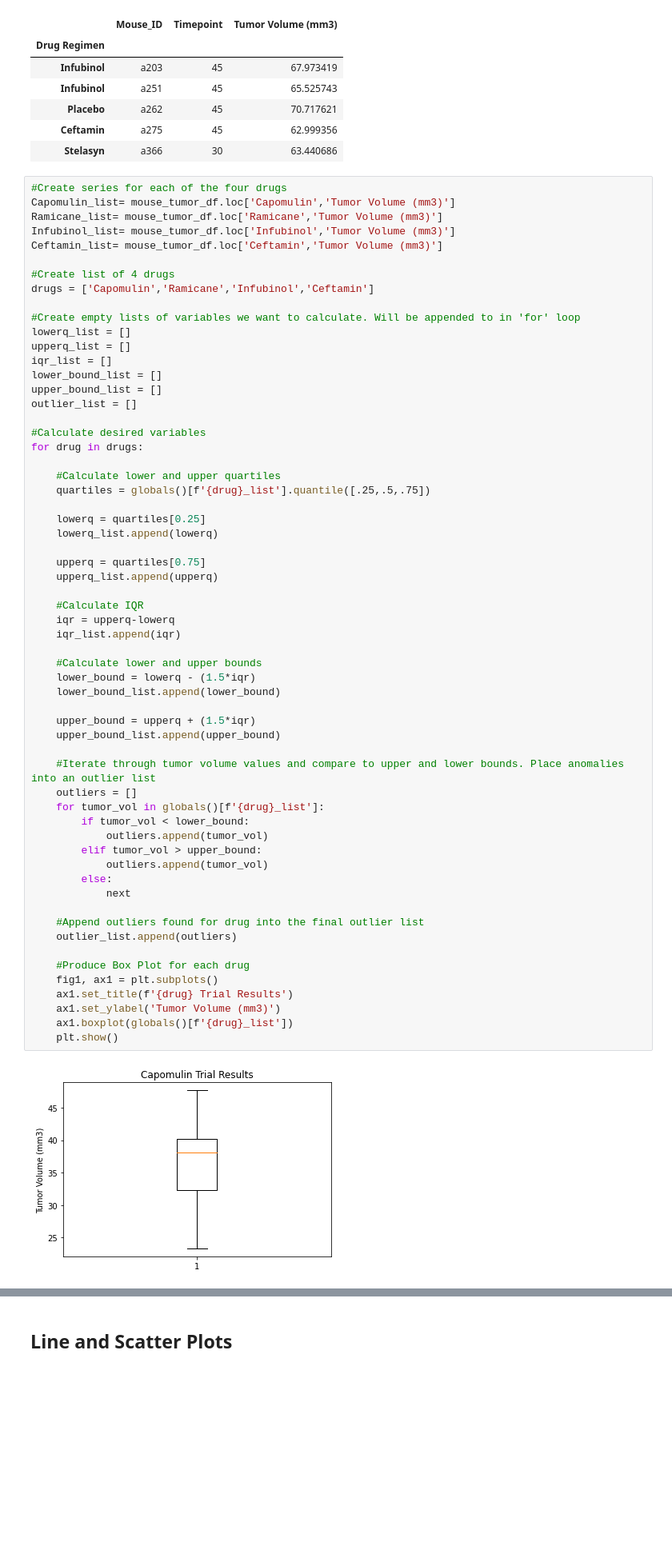
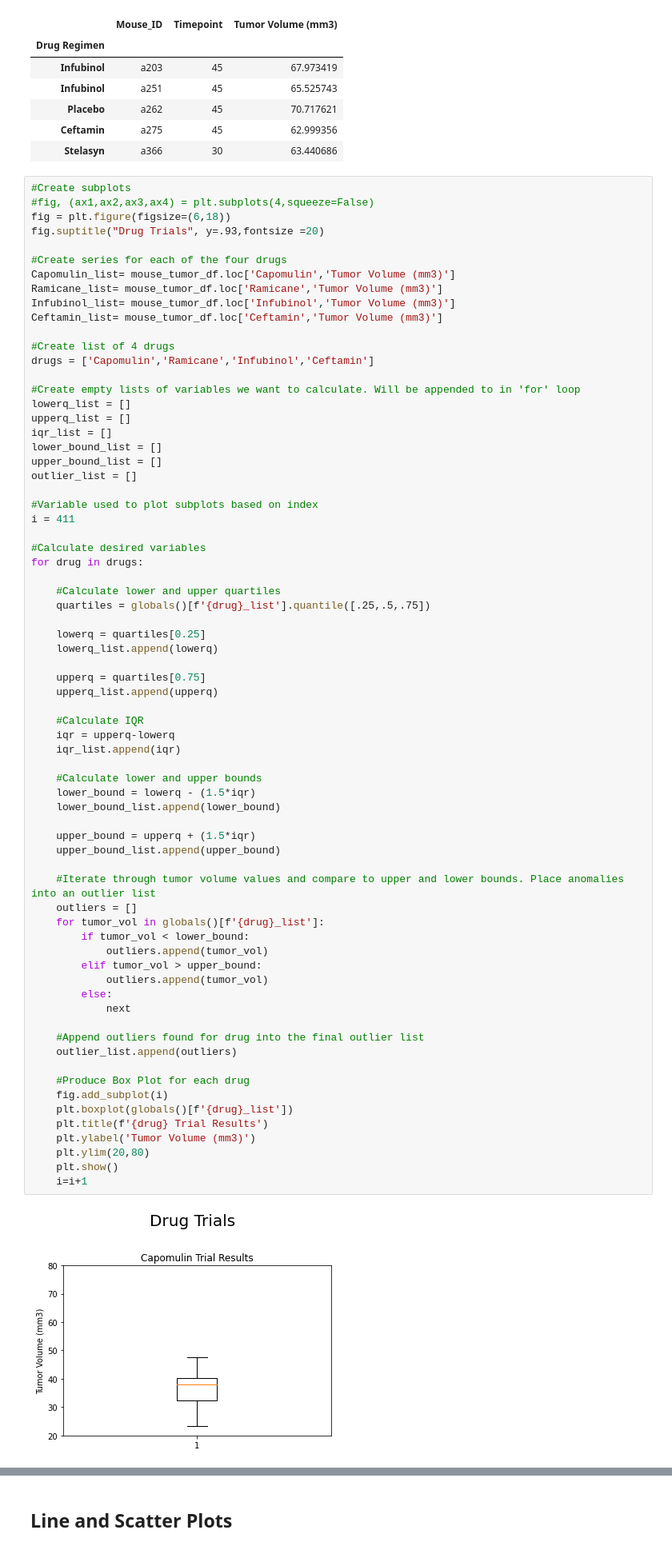
Before and after one commit to MahatmaK/Homework5, a Jupyter notebook: Pymaceuticals/pymaceuticals_starter.ipynb, the cells around one changed output, grey strips where cells are left out. Shown at 80% size. Drawn from its saved outputs; the diff is of its cells as text; blank space fills up the shorter version.

Commit message:
Improved boxplots. Having trouble with subplots and getting my first subplot to be configured like the rest

```diff
--- a/Pymaceuticals/pymaceuticals_starter.ipynb
+++ b/Pymaceuticals/pymaceuticals_starter.ipynb
@@ -228,6 +228,11 @@ mouse_tumor_df.head()
 | Ceftamin | a275 | 45 | 62.999356 |
 | Stelasyn | a366 | 30 | 63.440686 |
 # %%
+#Create subplots
+#fig, (ax1,ax2,ax3,ax4) = plt.subplots(4,squeeze=False)
+fig = plt.figure(figsize=(6,18))
+fig.suptitle("Drug Trials", y=.93,fontsize =20)
+
 #Create series for each of the four drugs
 Capomulin_list= mouse_tumor_df.loc['Capomulin','Tumor Volume (mm3)']
 Ramicane_list= mouse_tumor_df.loc['Ramicane','Tumor Volume (mm3)']
@@ -244,6 +249,9 @@ iqr_list = []
 lower_bound_list = []
 upper_bound_list = []
 outlier_list = []
+
+#Variable used to plot subplots based on index
+i = 411
 
 #Calculate desired variables
 for drug in drugs:
@@ -257,35 +265,37 @@ for drug in drugs:
     upperq = quartiles[0.75]
     upperq_list.append(upperq)
 
     #Calculate IQR
     iqr = upperq-lowerq
     iqr_list.append(iqr)
 
     #Calculate lower and upper bounds
     lower_bound = lowerq - (1.5*iqr)
     lower_bound_list.append(lower_bound)
 
     upper_bound = upperq + (1.5*iqr)
     upper_bound_list.append(upper_bound)
 
     #Iterate through tumor volume values and compare to upper and lower bounds. Place anomalies into an outlier list
     outliers = []
     for tumor_vol in globals()[f'{drug}_list']:
         if tumor_vol < lower_bound:
             outliers.append(tumor_vol)
         elif tumor_vol > upper_bound:
             outliers.append(tumor_vol)
         else:
             next
 
     #Append outliers found for drug into the final outlier list
     outlier_list.append(outliers)
 
     #Produce Box Plot for each drug
-    fig1, ax1 = plt.subplots()
-    ax1.set_title(f'{drug} Trial Results')
-    ax1.set_ylabel('Tumor Volume (mm3)')
-    ax1.boxplot(globals()[f'{drug}_list'])
+    fig.add_subplot(i)
+    plt.boxplot(globals()[f'{drug}_list'])
+    plt.title(f'{drug} Trial Results')
+    plt.ylabel('Tumor Volume (mm3)')
+    plt.ylim(20,80)
     plt.show()
+    i=i+1
 # %% [output]
-[figure, old version]
+[figure, new version]
```
Also changed, not shown: parts of 3 cells of this notebook.
